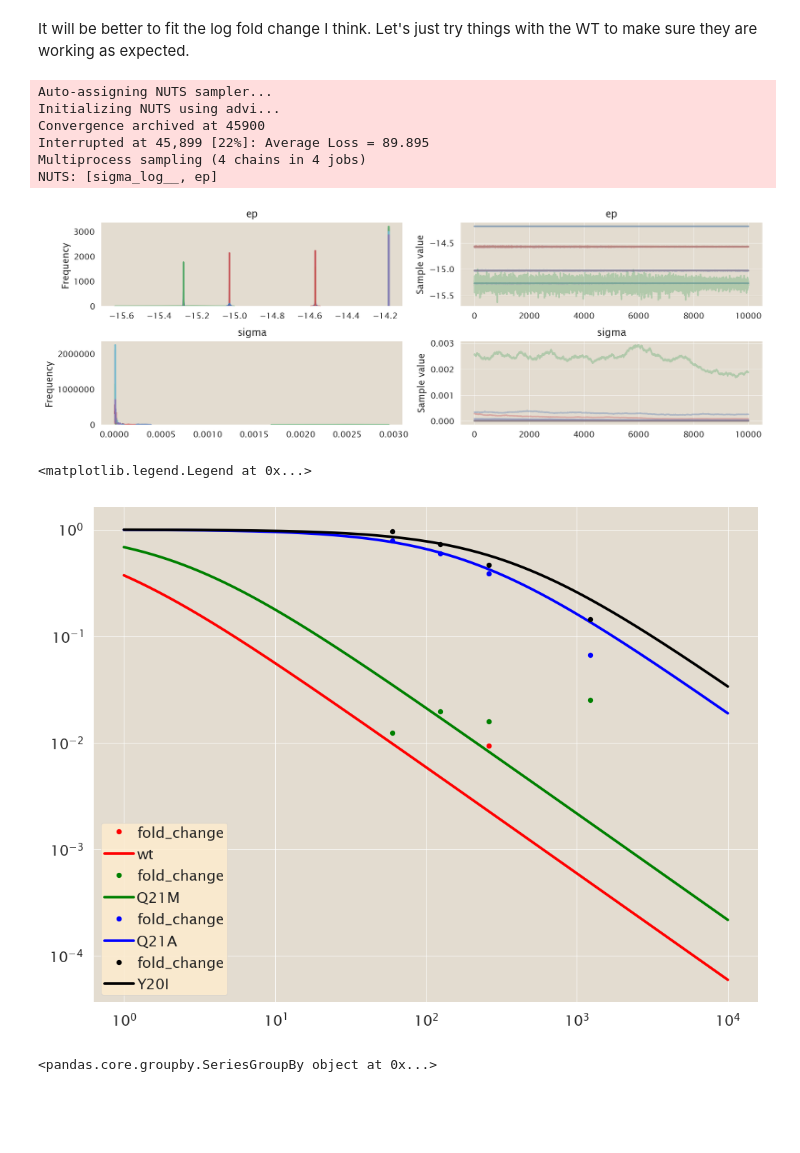
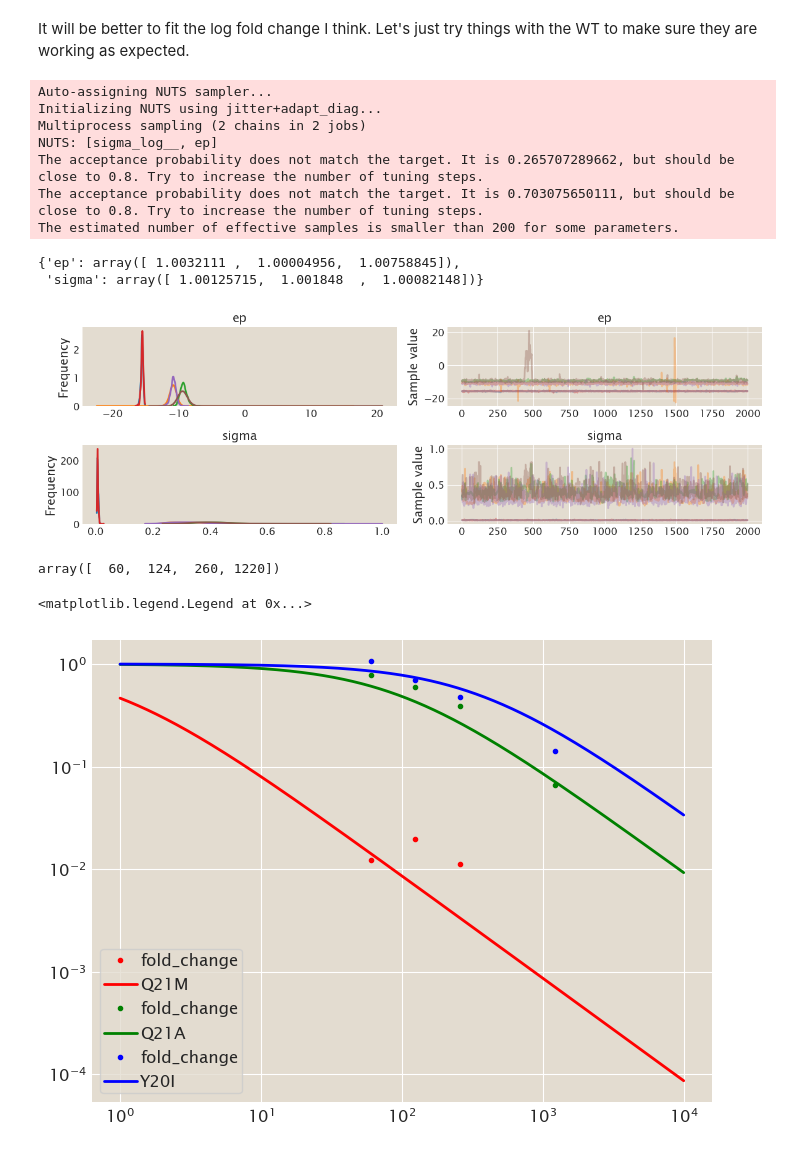
Before and after one commit to RPGroup-PBoC/mwc_mutants, a Jupyter notebook: code/analysis/DNA_mutant_analysis.ipynb, the cells around one changed output. Drawn from its saved outputs; the diff is of its cells as text; code cells hidden in the pictures; blank space fills up the shorter version.

```diff
--- a/code/analysis/DNA_mutant_analysis.ipynb
+++ b/code/analysis/DNA_mutant_analysis.ipynb
@@ -22,9 +22,10 @@ dfs = [pd.read_csv(i, comment='#') for i in files]
 df = pd.concat(dfs, ignore_index=True)
 
 # Remove the auto and delta strains.
-idx_id = {'wt':0, 'Q21M':1, 'Q21A':2, 'Y20I':3}
-df = df[df['date'] != 20180123]
+idx_id = {'Q21M':0, 'Q21A':1, 'Y20I':2}
+
+df = df[(df['date'] != 20180311) & (df['mutant'] != 'wt')]
 df = df[df['fold_change'] >= 0]
 df = df[(df['mutant'] != 'auto') & (df['mutant'] != 'delta')]
 df['idx'] = [idx_id[df.iloc[i]['mutant']] for i in range(len(df))]
-grouped = df.groupby(['mutant', 'strain', 'IPTGuM'])
+grouped = df.groupby(['mutant', 'strain', 'IPTG_uM'])
@@ -56,6 +56,6 @@ axes = {'wt':ax[0], 'Q21M':ax[1], 'Q21A':ax[2], 'Y20I':ax[3]}
 for a in ax:
     a.set_xscale('log')
 for g, d in grouped:
-    axes[g[0]].plot(d['IPTGuM'].mean(), d['fold_change'].mean(), '.')
+    axes[g[0]].plot(d['IPTG_uM'].mean(), d['fold_change'].mean(), '.')
     axes[g[0]].set_title(g)
 # %% [output]
@@ -64,56 +64,63 @@ for g, d in grouped:
 It will be better to fit the log fold change I think. Let's just try things with the WT to make sure they are working as expected.
 # %%
 # Look only at the leakiness values.
-leakiness = df[(df['IPTGuM'] == 0)]
+leakiness = df[(df['IPTG_uM'] == 0) & (df['date']!=20180311) & (df['strain']!='wt')]
 # %%
 # Set up the model.
 with pm.Model() as model:
     # Set the priors for the binding energy
-    ep = pm.Normal('ep', mu=0, sd=10, shape=4)
-    sigma = pm.HalfNormal('sigma', sd=10, shape=4)
+    ep = pm.Normal('ep', mu=0, sd=10, shape=3)
+    sigma = pm.HalfNormal('sigma', sd=10, shape=3)
 
     # Compute the log fold change.
     idx = leakiness['idx']
-    arch = mwc.thermo.SimpleRepression(R=leakiness['repressors'].values[idx], ep_r=ep[idx],
+    arch = mut.thermo.SimpleRepression(R=leakiness['repressors'].values[idx], ep_r=ep[idx],
                                               ka=153, ki=0.53, ep_ai=4.5, effector_conc=0)
     mu = arch.fold_change()
 
     like = pm.Normal('like', mu=mu, sd=sigma[idx], observed=leakiness['fold_change'].values)
-    trace = pm.sample(tune=10000, draws=10000, njobs=4, init='advi')
-    trace_df = mwc.stats.trace_to_dataframe(trace, model)
-    stats = mwc.stats.compute_statistics(trace_df)
+    trace = pm.sample(tune=2000, draws=2000, njobs=2)
+    trace_df = mut.stats.trace_to_dataframe(trace, model)
+    stats = mut.stats.compute_statistics(trace_df)
 # %% [output]
 Auto-assigning NUTS sampler...
-Initializing NUTS using advi...
-Convergence archived at 45900
-Interrupted at 45,899 [22%]: Average Loss = 89.895
-Multiprocess sampling (4 chains in 4 jobs)
+Initializing NUTS using jitter+adapt_diag...
+Multiprocess sampling (2 chains in 2 jobs)
 NUTS: [sigma_log__, ep]
+The acceptance probability does not match the target. It is 0.265707289662, but should be close to 0.8. Try to increase the number of tuning steps.
+The acceptance probability does not match the target. It is 0.703075650111, but should be close to 0.8. Try to increase the number of tuning steps.
+The estimated number of effective samples is smaller than 200 for some parameters.
+# %%
+pm.gelman_rubin(trace)
+# %% [output]
+{'ep': array([ 1.0032111 ,  1.00004956,  1.00758845]),
+ 'sigma': array([ 1.00125715,  1.001848  ,  1.00082148])}
 # %%
 _ = pm.traceplot(trace)
 # %% [output]
-[figure, old version]
+[figure, new version]
 # %%
 # Extract the modes.
 modes = {}
 for k, v in idx_id.items():
     modes[k] = stats[stats['parameter']=='ep__{}'.format(v)]['mode'].values[0]
+# %%
+leakiness.repressors.unique().astype(int)
+# %% [output]
+array([  60,  124,  260, 1220])
 # %%
 # Plot them.
 colors=['r', 'g', 'b', 'k']
+rep_range = np.logspace(0, 4, 500)
 for i, k in enumerate(modes.keys()):
     # Grab the data.
     d = leakiness[leakiness['mutant'] == k].groupby('repressors')['fold_change'].mean()
     plt.loglog(d,'.', color=colors[i])
-    theo = mwc.thermo.SimpleRepression(R=rep_range, ep_r=modes[k], ka=153,
+    theo = mut.thermo.SimpleRepression(R=rep_range, ep_r=modes[k], ka=153,
                                        ki=0.53, ep_ai=4.5, effector_conc=0)
     plt.loglog(rep_range, theo.fold_change(), color=colors[i], label=k)
 
 plt.legend()
 # %% [output]
 <matplotlib.legend.Legend at 0x...>
-[figure, old version]
+[figure, new version]
-# %%
-d
-# %% [output]
-<pandas.core.groupby.SeriesGroupBy object at 0x...>
```
Also changed, not shown: parts of 15 cells of this notebook, 53 other files.
